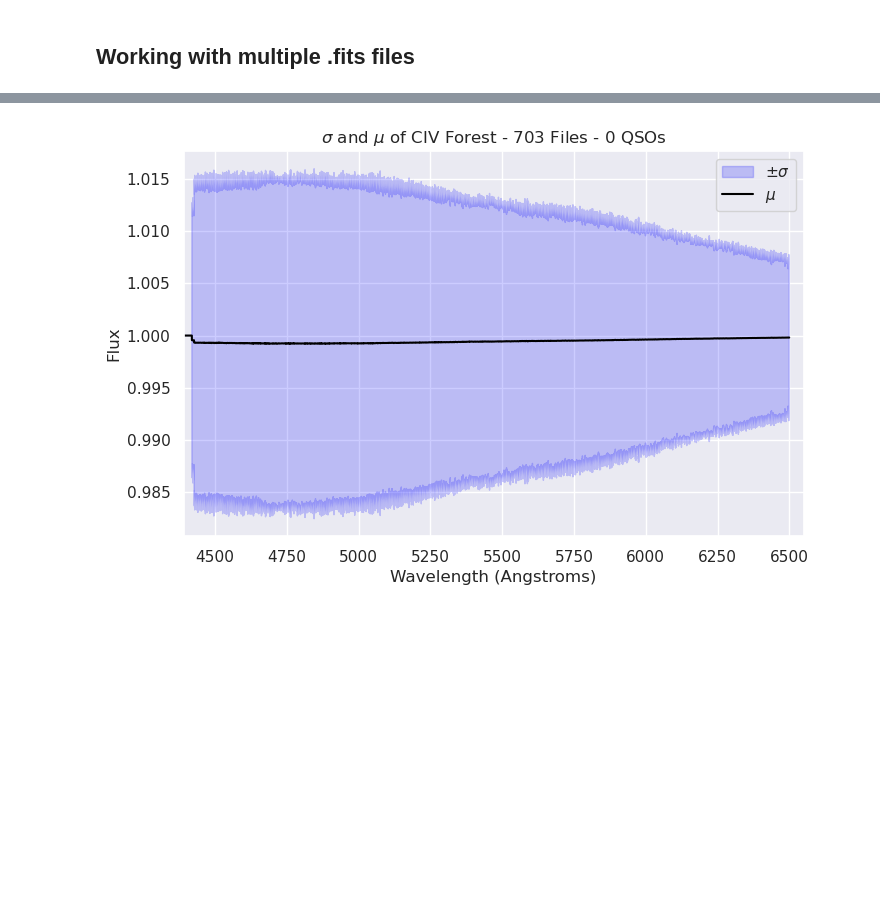
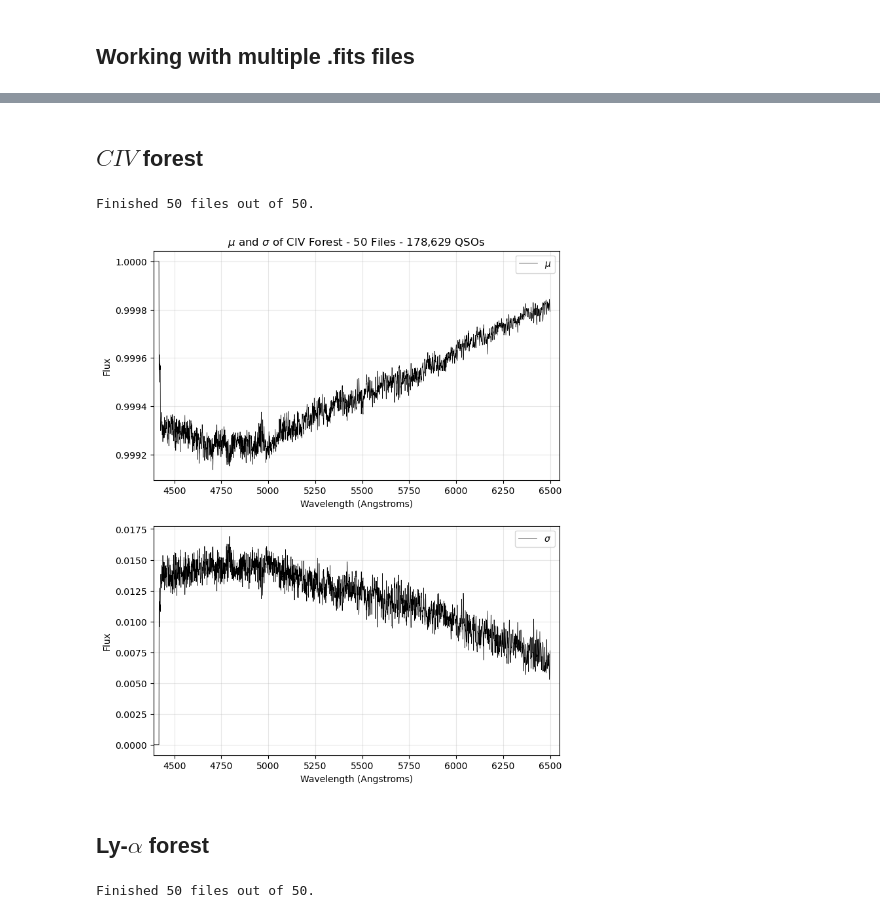
Before and after one commit to GabrielMissael/cosmoforests, a Jupyter notebook: main.ipynb, the cells around one changed output, grey strips where cells are left out. Drawn from its saved outputs; the diff is of its cells as text; code cells hidden in the pictures; blank space fills up the shorter version.

Commit message:
Add Lya and Lyb forests, and create function for multi-file processing

```diff
--- a/main.ipynb
+++ b/main.ipynb
@@ -243,30 +186,53 @@ total_std = df['std'].values
+# %%
+# Number of files to consider. Write None for all files
+N = 50
+# %% [markdown]
+## $CIV$ forest
+# %%
+# Get general statistics
+wv_c, total_mean_c, total_std_c, total_qsos, n_files = general_stats(fits_path[:N], bin_size = 0.8,
+                                                      save = 'data/processed/CIV_mean_std.csv', load = False,
+                                                      lambda_min = 1420.0, lambda_max = 1520.0, verbose = True)
+
+n_files = len(fits_path[:N])
+# %% [output]
+Finished 50 files out of 50.
 # %%
 # Create figure
-fig, ax = plt.subplots(1, 1, figsize=(8, 5))
-
-# Plot standard deviation
-ax.fill_between(wv, total_mean - total_std, total_mean + total_std,
-                alpha = 0.2, color = 'blue',
-                label = '$\pm \sigma$')
+fig, ax = plt.subplots(2, 1, figsize=(8, 10))
 
 # Plot mean
-ax.plot(wv, total_mean, alpha = 1, color = 'black',
-        label = '$\mu$')
+ax[0].plot(wv_c, total_mean_c, alpha = 1, color = 'black',
+        label = '$\mu$', linewidth = 0.5)
+ax[0].set_xlim(4390, 6550)
+ax[0].set_xlabel('Wavelength (Angstroms)')
+ax[0].set_ylabel('Flux')
+ax[0].legend()
+ax[0].grid(alpha = 0.3)
 
-# Zoom in on the CIV forest
-ax.set_xlim(4390, 6550)
-#ax.set_xlim(5000, 5100)
+# Plot mean
+ax[1].plot(wv_c, total_std_c, alpha = 1, color = 'black',
+        label = '$\sigma$', linewidth = 0.5)
+ax[1].set_xlim(4390, 6550)
+ax[1].set_xlabel('Wavelength (Angstroms)')
+ax[1].set_ylabel('Flux')
+ax[1].legend()
+ax[1].grid(alpha = 0.3)
 
-# Labels
-ax.set_xlabel('Wavelength (Angstroms)')
-ax.set_ylabel('Flux')
-ax.set_title(f'$\sigma$ and $\mu$ of CIV Forest - {n_files} Files - {int(total_qsos):,} QSOs')
-
-# Show legend
-ax.legend()
-
+ax[0].set_title(f'$\mu$ and $\sigma$ of CIV Forest - {n_files} Files - {int(total_qsos):,} QSOs')
 plt.show()
 # %% [output]
-[figure, old version]
+[figure, new version]
+# %% [markdown]
+## Ly-$\alpha$ forest
+# %%
+# Get general statistics
+wv_a, total_mean_a, total_std_a, total_qsos, n_files = general_stats(fits_path[:N], bin_size = 0.8,
+                                                      save = 'data/processed/LYa_mean_std.csv', load = False,
+                                                      lambda_min = 1045.0, lambda_max = 1185.0, verbose = True)
+
+n_files = len(fits_path[:N])
+# %% [output]
+Finished 50 files out of 50.
 # %%
 # Create figure
```
Also changed, not shown: parts of 15 cells of this notebook, 1 other file.
